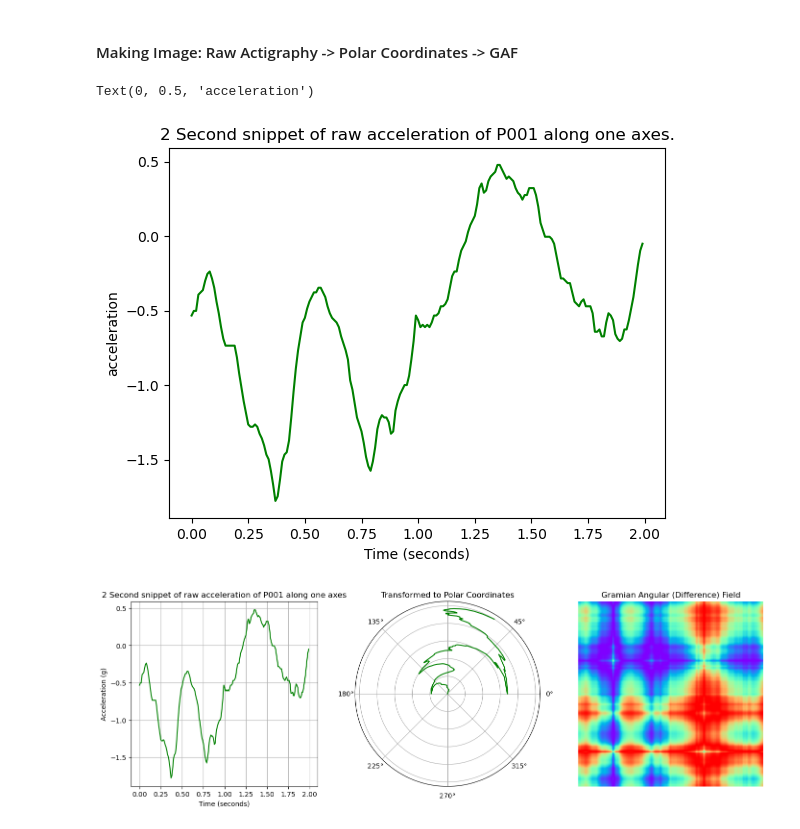
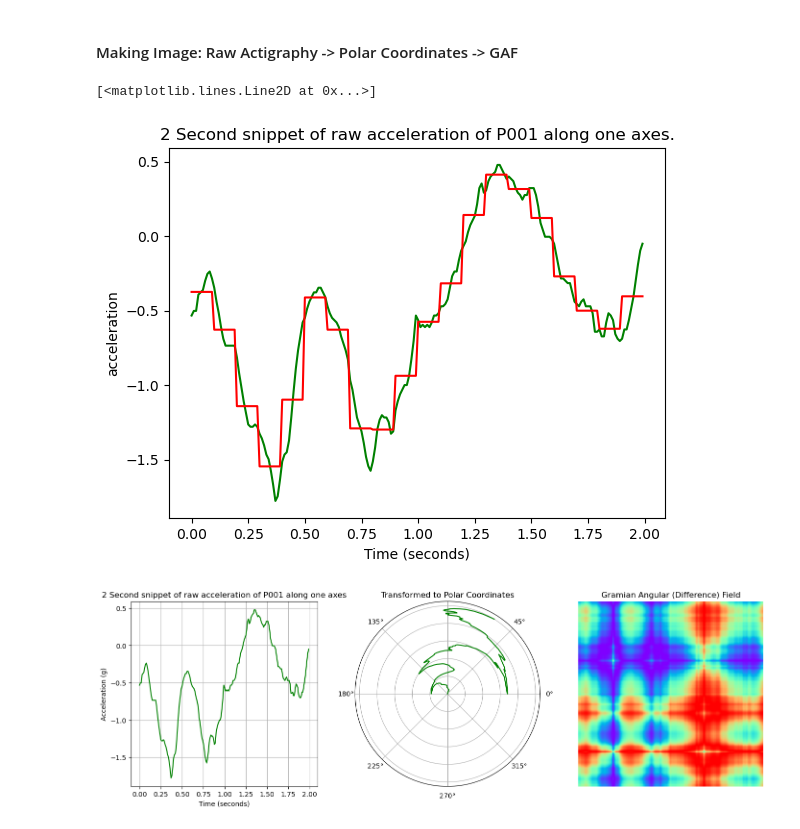
Before and after one commit to finlayscheib/capture24, a Jupyter notebook: Create_GAF_images.ipynb, the cells around one changed output. Cells and saved outputs as stored; diff of their text form; code cells hidden in the pictures.

Commit message:
Adding PAA image

```diff
--- a/Create_GAF_images.ipynb
+++ b/Create_GAF_images.ipynb
@@ -231,13 +220,20 @@ X, Y = extract_windows(data) # extract data
 # %%
 window = X[1000,:200,1]
 time = np.arange(len(window))/100
 plt.plot(time, window, color = 'green')
 plt.title('2 Second snippet of raw acceleration of P001 along one axes.')
 plt.xlabel('Time (seconds)')
 plt.ylabel('acceleration')
+
+PAA = PiecewiseAggregateApproximation(window_size = 10)
+window_PAA = PAA.transform(window.reshape(1,-1))[0]
+
+#Stretch
+window_stretch = np.repeat(window_PAA, 10)
+plt.plot(time, window_stretch, color = 'red')
 # %% [output]
-Text(0, 0.5, 'acceleration')
+[<matplotlib.lines.Line2D at 0x...>]
-[figure, old version]
+[figure, new version]
 # %%
 #min max scale to [-1,1]
 
```
Also changed, not shown: parts of 3 cells of this notebook.
